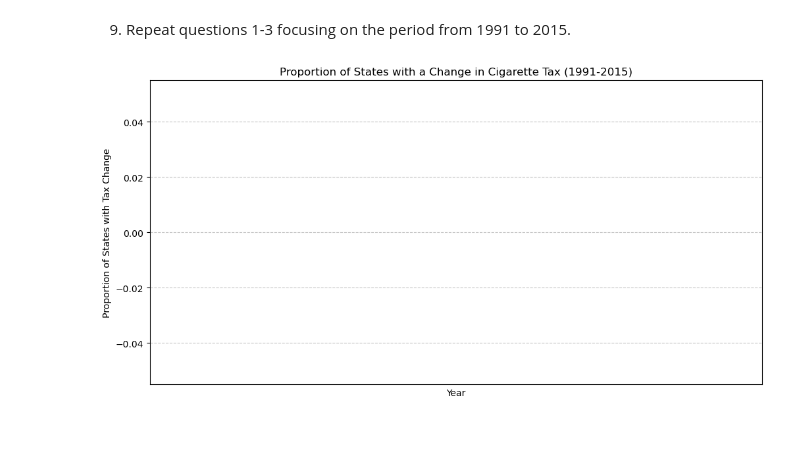
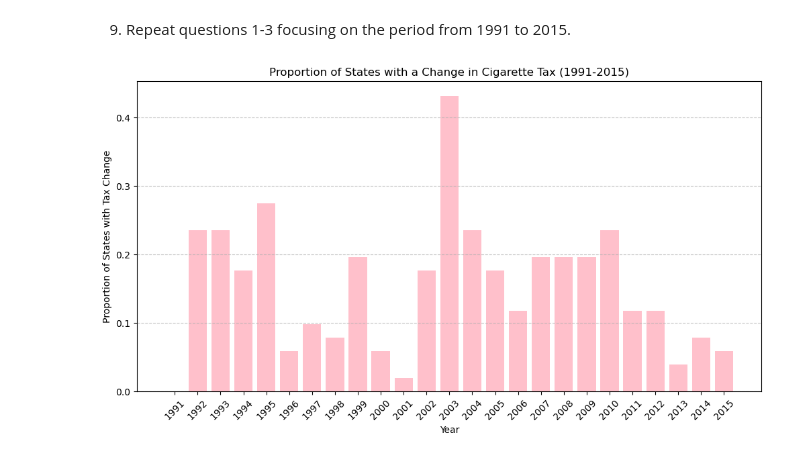
Before and after one commit to ellenwu-git/homework3, a Jupyter notebook: submission1/analysis/homework3.ipynb, the cells around one changed output. Drawn from its saved outputs; the diff is of its cells as text; code cells hidden in the pictures; blank space fills up the shorter version.

```diff
--- a/submission1/analysis/homework3.ipynb
+++ b/submission1/analysis/homework3.ipynb
@@ -324,37 +329,41 @@ Notes:
 The first stage regression shows that cigarette taxes are strongly positively associated with cigarette prices, with a statistically significant coefficient, confirming that taxes are a strong and relevant instrument for price.
 # %% [markdown]
 9. Repeat questions 1-3 focusing on the period from 1991 to 2015.
+# %%
+df = pd.read_csv("/Users/ellenwu/homework3_attempt1-/data/output/TaxBurden_Data.csv")
+df['tax_change'] = df.groupby('state')['tax_state'].diff().notna()
+prop_change = df.groupby('Year')['tax_change'].mean()
 # %%
 # Filter for the period 1991 to 2015
 df = df[(df['Year'] >= 1991) & (df['Year'] <= 2015)]
 
 # Sort by state and year to allow comparison across years
 df = df.sort_values(by=['state', 'Year'])
 
 # Create a column that identifies whether the tax changed compared to the previous year
 df['tax_change'] = df.groupby('state')['tax_state'].diff().notnull() & (df.groupby('state')['tax_state'].diff() != 0)
 
 # Calculate the proportion of states with a tax change each year
 # Total number of states each year
 states_per_year = df.groupby('Year')['state'].nunique()
 
 # Number of states with a tax change each year
 states_with_change_per_year = df[df['tax_change']].groupby('Year')['state'].nunique()
 
 # Proportion of states with a tax change
 proportion_with_change = (states_with_change_per_year / states_per_year).fillna(0).reset_index()
 proportion_with_change.columns = ['Year', 'Proportion']
 
 # Plot the bar graph
 plt.figure(figsize=(12, 6))
-plt.bar(proportion_with_change['Year'], proportion_with_change['Proportion'], color='skyblue')
+plt.bar(proportion_with_change['Year'], proportion_with_change['Proportion'], color='pink')
 
 plt.title('Proportion of States with a Change in Cigarette Tax (1991-2015)')
 plt.xlabel('Year')
 plt.ylabel('Proportion of States with Tax Change')
 plt.xticks(proportion_with_change['Year'], rotation=45)
 plt.grid(axis='y', linestyle='--', alpha=0.7)
 
 plt.show()
 # %% [output]
-[figure, old version]
+[figure, new version]
```
Also changed, not shown: parts of 12 cells of this notebook, 2 other files.
